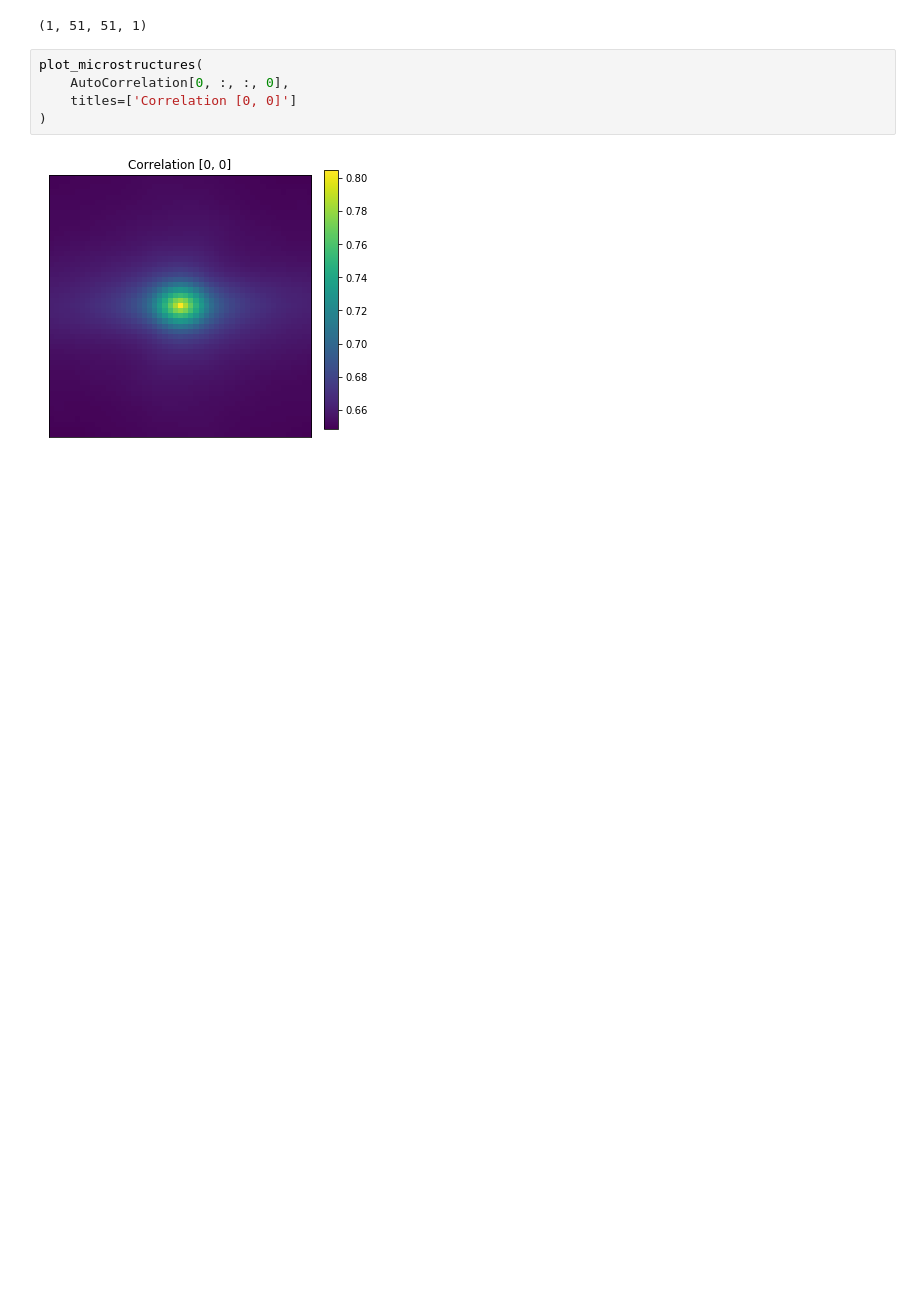
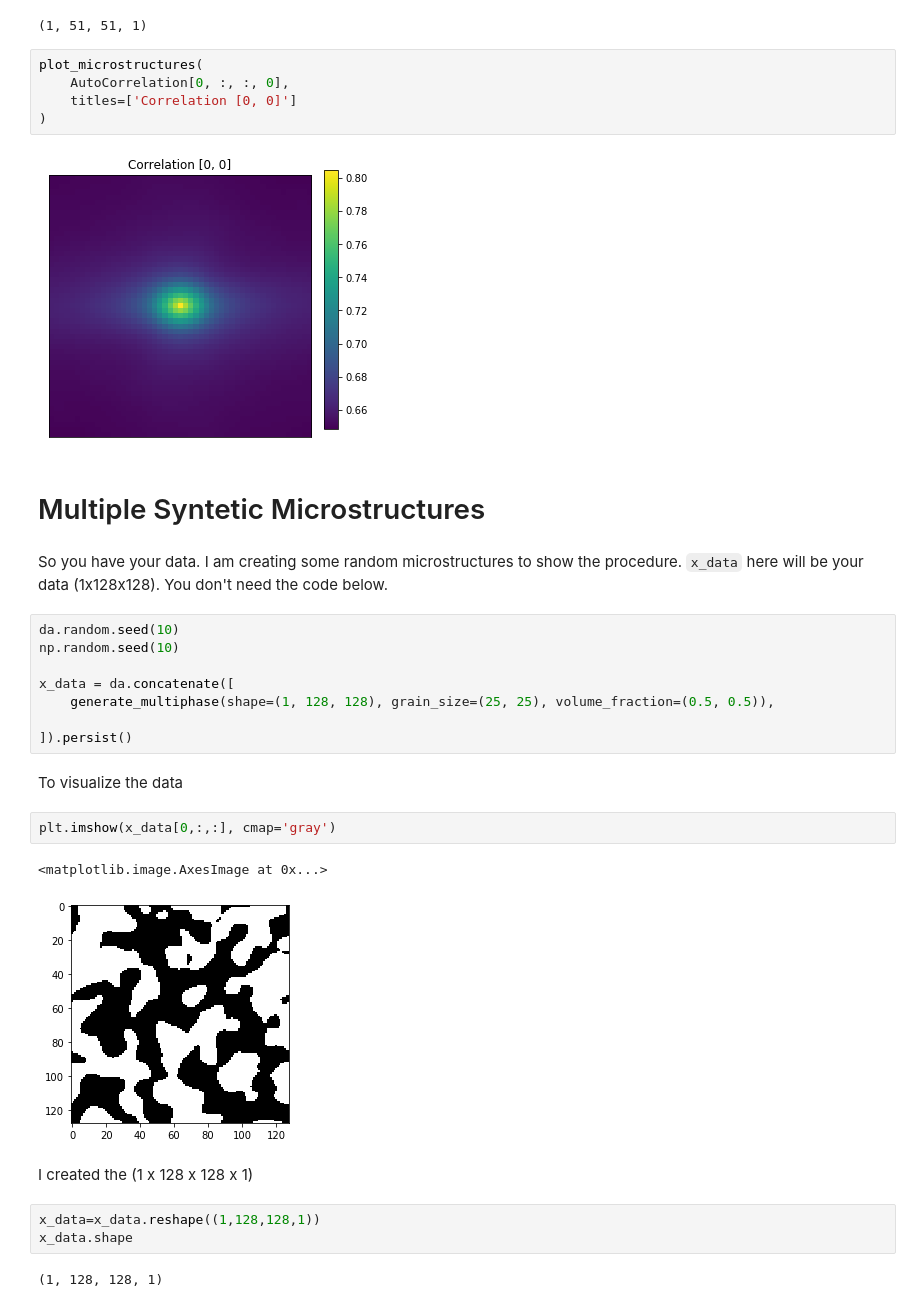
Before and after one commit to beyucel/pymks, a Jupyter notebook: notebooks/TwoPointStatsBasic-Copy1.ipynb, the cells around one changed output. Drawn from its saved outputs; the diff is of its cells as text; blank space fills up the shorter version.

```diff
--- a/notebooks/TwoPointStatsBasic-Copy1.ipynb
+++ b/notebooks/TwoPointStatsBasic-Copy1.ipynb
@@ -76,3 +81,29 @@ plot_microstructures(
 )
 # %% [output]
 [figure]
+# %% [markdown]
+# Multiple Syntetic Microstructures
+# %% [markdown]
+So you have your data. I am creating some random microstructures to show the procedure. `x_data` here will be your data (1x128x128). You don't need the code below.
+# %%
+da.random.seed(10)
+np.random.seed(10)
+
+x_data = da.concatenate([
+    generate_multiphase(shape=(1, 128, 128), grain_size=(25, 25), volume_fraction=(0.5, 0.5)),
+
+]).persist()
+# %% [markdown]
+To visualize the data
+# %%
+plt.imshow(x_data[0,:,:], cmap='gray')
+# %% [output]
+<matplotlib.image.AxesImage at 0x...>
+[figure, added]
+# %% [markdown]
+I created the (1 x 128 x 128 x 1)
+# %%
+x_data=x_data.reshape((1,128,128,1))
+x_data.shape
+# %% [output]
+(1, 128, 128, 1)
```
Also changed, not shown: parts of 34 cells of this notebook, 1 other file.
